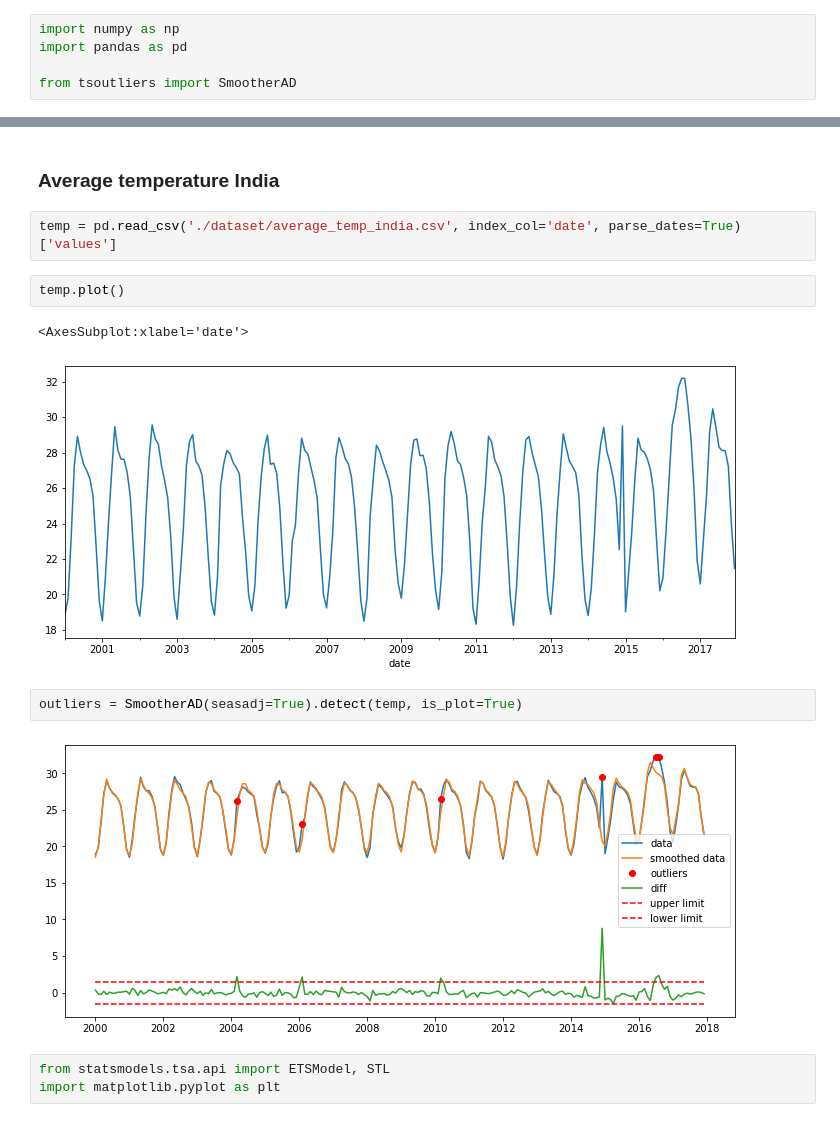
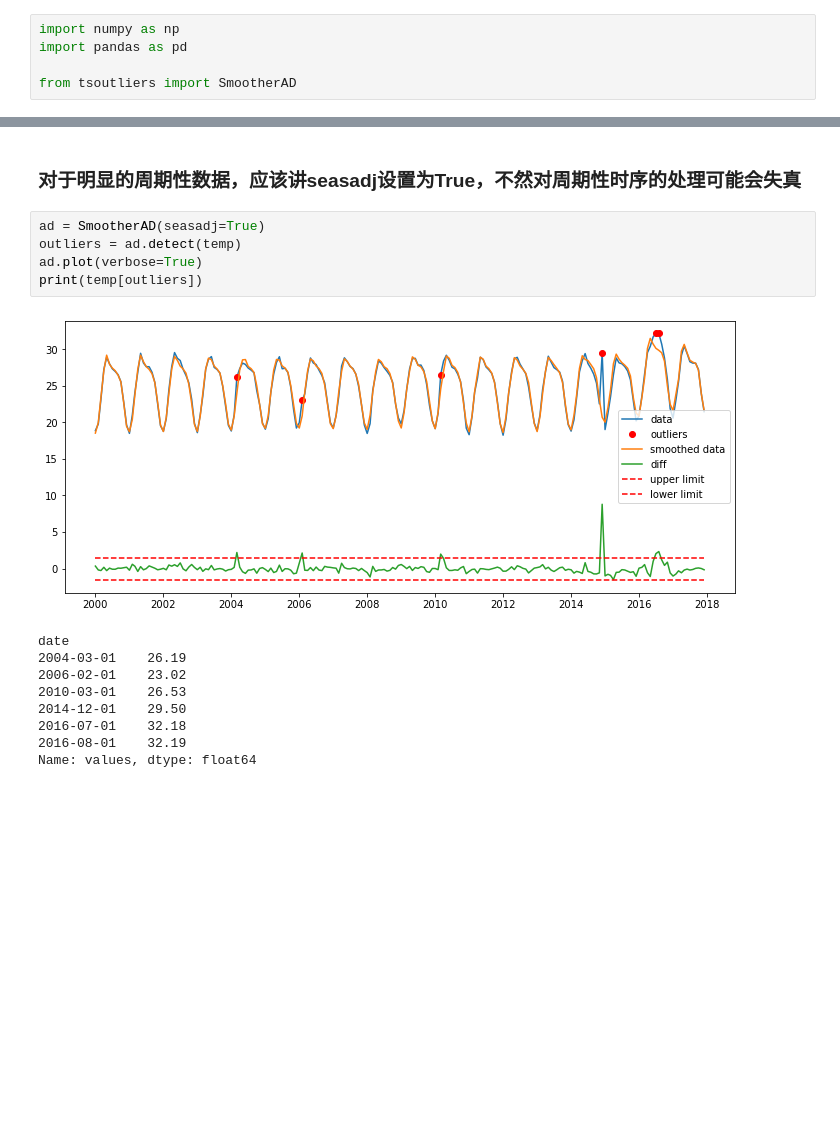
Before and after one commit to chengchengbai/tsoutlier, a Jupyter notebook: example.ipynb, the cells around one changed output, grey strips where cells are left out. Drawn from its saved outputs; the diff is of its cells as text; blank space fills up the shorter version.

```diff
--- a/example.ipynb
+++ b/example.ipynb
@@ -22,16 +65,17 @@ Zero denominator in linear smooth. This usually indicates that the input contain
-# %% [markdown]
-### Average temperature India
-# %%
-temp = pd.read_csv('./dataset/average_temp_india.csv', index_col='date', parse_dates=True)['values']
-# %%
-temp.plot()
-# %% [output]
-<AxesSubplot:xlabel='date'>
-[figure, removed]
+# %% [markdown]
+### 对于明显的周期性数据，应该讲seasadj设置为True，不然对周期性时序的处理可能会失真
 # %%
-outliers = SmootherAD(seasadj=True).detect(temp, is_plot=True)
+ad = SmootherAD(seasadj=True)
+outliers = ad.detect(temp)
+ad.plot(verbose=True)
+print(temp[outliers])
 # %% [output]
-[figure, old version]
+[figure, new version]
+date
+2004-03-01    26.19
+2006-02-01    23.02
+2010-03-01    26.53
+2014-12-01    29.50
+2016-07-01    32.18
+2016-08-01    32.19
+Name: values, dtype: float64
-# %%
-from statsmodels.tsa.api import ETSModel, STL
-import matplotlib.pyplot as plt
```
Also changed, not shown: parts of 16 cells of this notebook, 1 other file.
